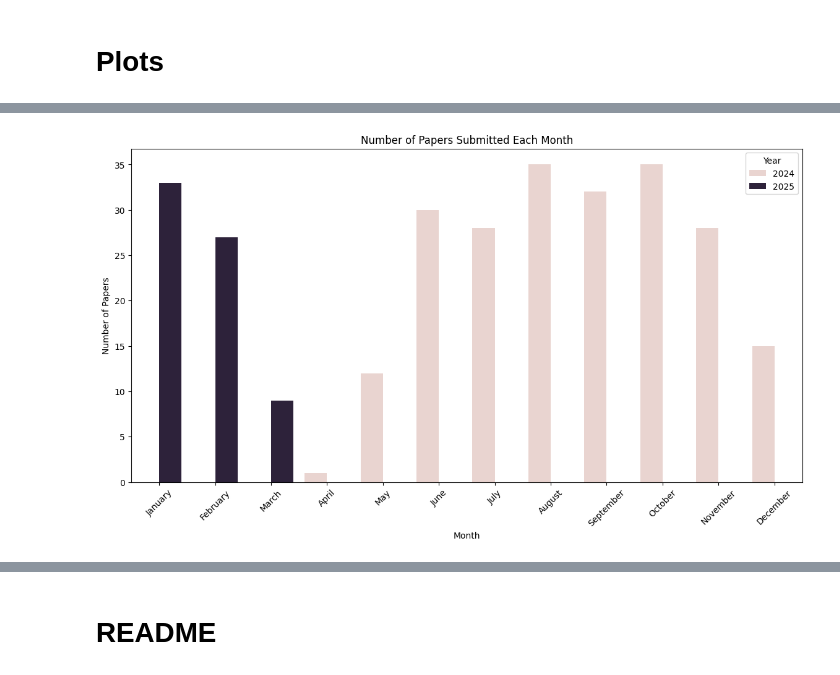
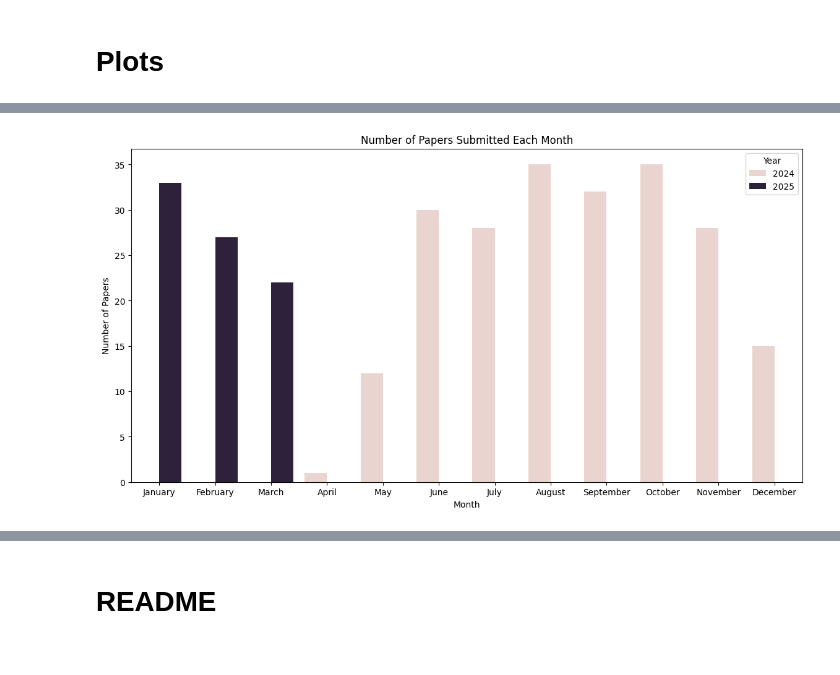
Before and after one commit to RamtinMoslemi/KAN-Papers, a Jupyter notebook: KAN_Papers.ipynb, the cells around one changed output, grey strips where cells are left out. Saved outputs shown, nothing was run; the diff lists cells and outputs as text; code cells hidden in the pictures.

Commit message:
Add 13 new papers
Introduce new compact README

```diff
--- a/KAN_Papers.ipynb
+++ b/KAN_Papers.ipynb
@@ -109,27 +109,27 @@ df
 # %%
 # Convert 'Month' to a categorical type with the correct order
 df['Month'] = pd.Categorical(df['Month'], categories=[
     "January", "February", "March", "April", "May", "June",
     "July", "August", "September", "October", "November", "December"],
     ordered=True)
 
 # Group by Year and Month and count the number of papers
 monthly_counts = df.groupby(['Year', 'Month'], observed=False).size().reset_index(name='Counts')
 
 # Create the plot
 plt.figure(figsize=(14, 7))
 
 sns.barplot(data=monthly_counts, x='Month', y='Counts', hue='Year')
 
 plt.title('Number of Papers Submitted Each Month')
 plt.xlabel('Month')
 plt.ylabel('Number of Papers')
 plt.legend(title='Year')
-plt.xticks(rotation=45)
-plt.savefig('papers_by_month.svg')
+plt.xticks()
+plt.savefig('papers_by_month.pdf', bbox_inches='tight')
 plt.show()
 # %% [output]
-[figure, old version]
+[figure, new version]
 # %%
 # Generate word cloud for abstracts
 abstract_text = " ".join(df['Abstract'].dropna().tolist())
```
Also changed, not shown: parts of 3 cells of this notebook, 5 other files.
